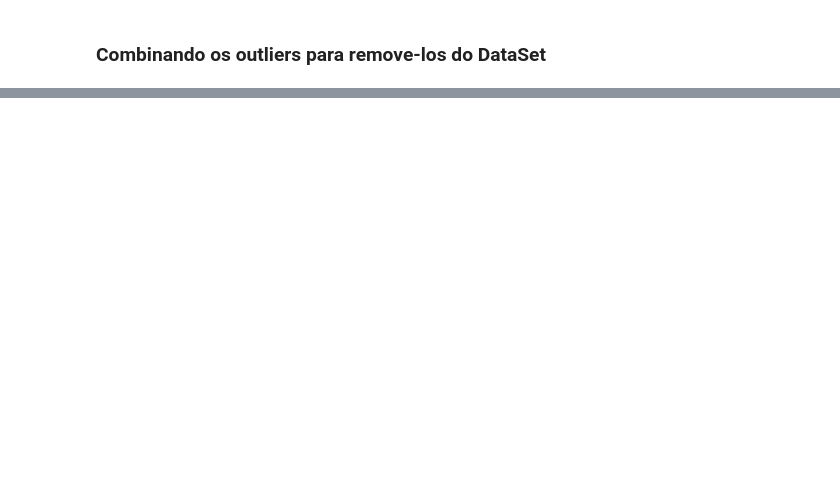
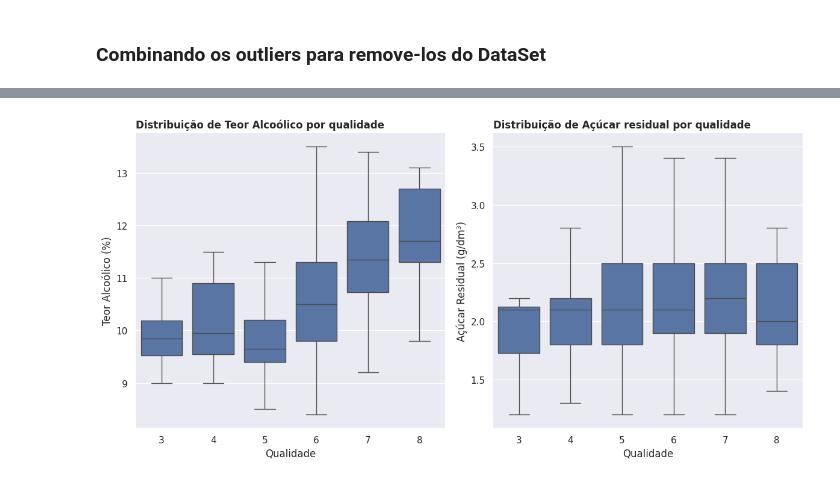
Before and after one commit to Lyanan85/In-GameSeries, a Jupyter notebook: vinhos_dataset.ipynb, the cells around one changed output, grey strips where cells are left out. Cells and saved outputs as stored; diff of their text form; code cells hidden in the pictures; blank space fills up the shorter version.

```diff
--- a/vinhos_dataset.ipynb
+++ b/vinhos_dataset.ipynb
@@ -293,0 +204,18 @@ Total de outliers removidos: 136
+# %%
+# Booleanos com base no df_clean
+mask_sugar = outlier_remove(df_clean, "residual sugar")
+mask_alcohol = outlier_remove(df_clean, "alcohol")
+
+# Combinar: só manter os que são válidos em ambos
+mask_valido = mask_sugar & mask_alcohol
+
+# Agora crie df_sem_out corretamente
+df_sem_out = df_clean[mask_valido].copy()
+
+# Confirmar que os outliers foram removidos corretamente:
+print("Antes:", df_clean.shape[0])
+print("Depois:", df_sem_out.shape[0])
+print("Total de outliers removidos:", df_clean.shape[0] - df_sem_out.shape[0])
+
+# Agora isso deve estar certo:
+  print(df_sem_out[~mask_valido])  # Isso deve retornar DataFrame vazio
@@ -293,0 +230,18 @@ Total de outliers removidos: 136
+# %%
+fig, ax = plt.subplots(1, 2, figsize=(12, 6))
+
+sns.boxplot(data=df_sem_out, x='quality', y='alcohol', ax=ax[0], showfliers=False)
+ax[0].set_title("Distribuição de Teor Alcoólico por qualidade", fontsize=12, fontweight="bold", loc="left")
+ax[0].set_xlabel("Qualidade")
+ax[0].set_ylabel("Teor Alcoólico (%)")
+
+sns.boxplot(data=df_sem_out, x='quality', y='residual sugar', ax=ax[1], showfliers=False)
+ax[1].set_title("Distribuição de Açúcar residual por qualidade", fontsize=12, fontweight="bold", loc="left")
+ax[1].set_xlabel("Qualidade")
+ax[1].set_ylabel("Açúcar Residual (g/dm³)")
+
+sns.despine(left=True, bottom=True)
+plt.tight_layout()
+plt.show()
+# %% [output]
+[figure, added]
```
Also changed, not shown: parts of 15 cells of this notebook.
